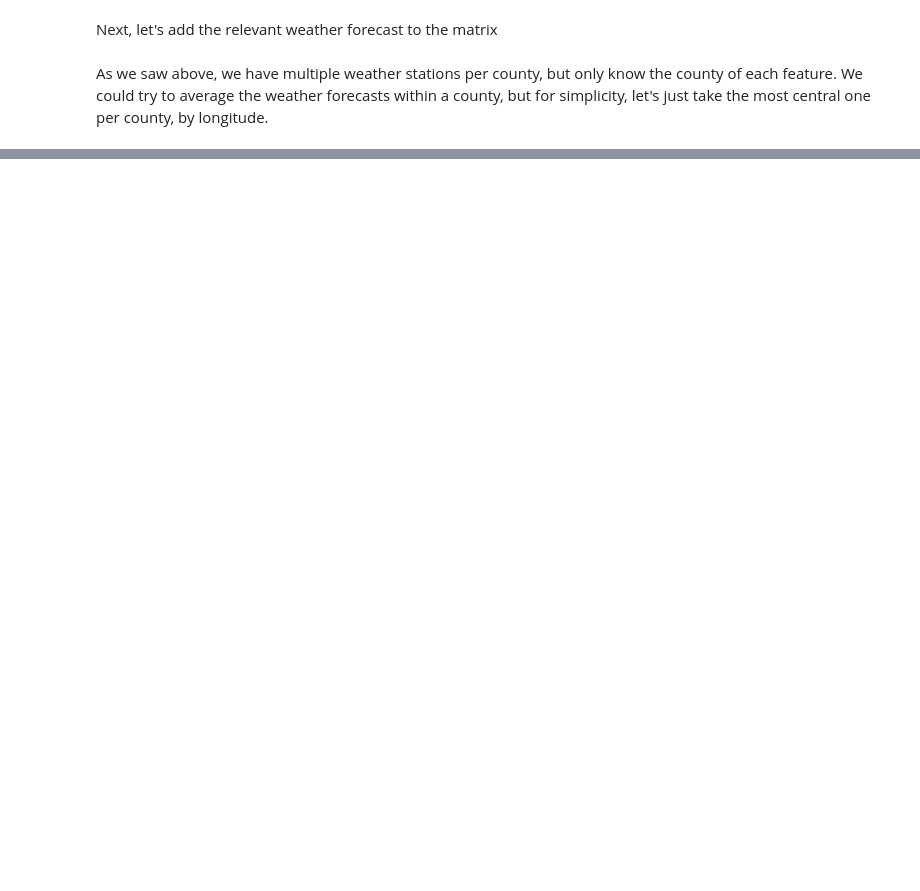
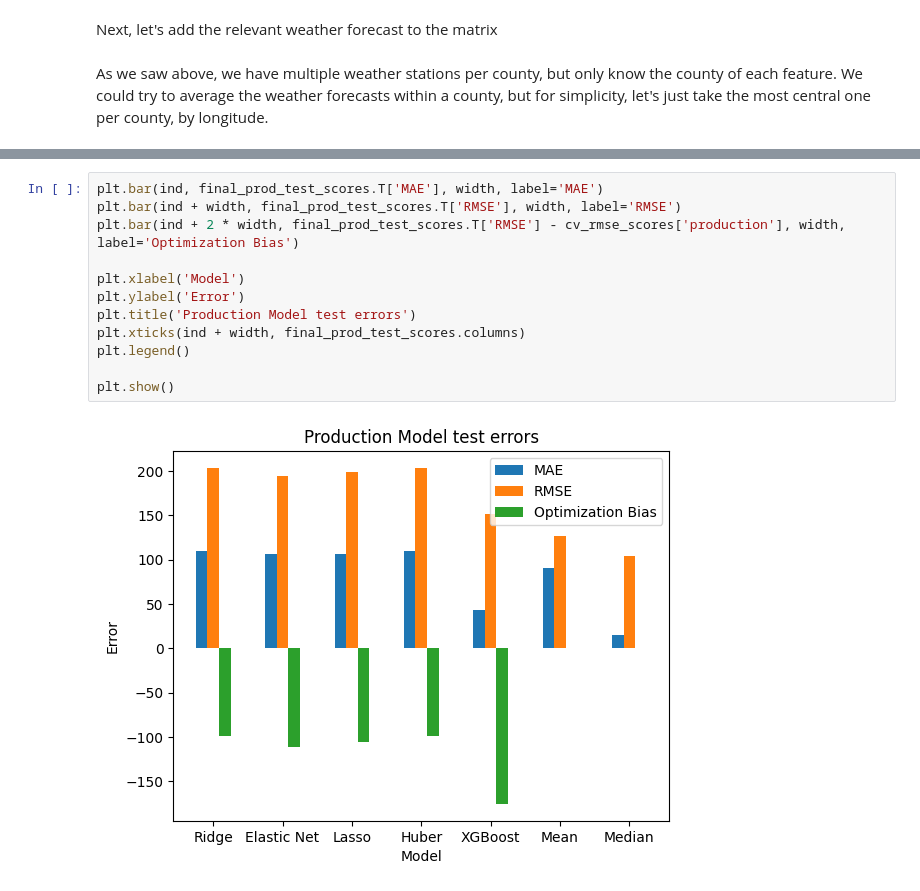
Before and after one commit to Musone/Predict-Energy-Behavior-of-Prosumers, a Jupyter notebook: main.ipynb, the cells around one changed output, grey strips where cells are left out. Drawn from its saved outputs; the diff is of its cells as text; blank space fills up the shorter version.

```diff
--- a/main.ipynb
+++ b/main.ipynb
@@ -331,0 +1181,14 @@ add_weather_forecast(train_df, forecast_weather_df, weather_station_to_county_df
+# %%
+plt.bar(ind, final_prod_test_scores.T['MAE'], width, label='MAE')
+plt.bar(ind + width, final_prod_test_scores.T['RMSE'], width, label='RMSE')
+plt.bar(ind + 2 * width, final_prod_test_scores.T['RMSE'] - cv_rmse_scores['production'], width, label='Optimization Bias')
+
+plt.xlabel('Model')
+plt.ylabel('Error')
+plt.title('Production Model test errors')
+plt.xticks(ind + width, final_prod_test_scores.columns)
+plt.legend()
+
+plt.show()
+# %% [output]
+[figure, added]
```
Also changed, not shown: parts of 75 cells of this notebook.
